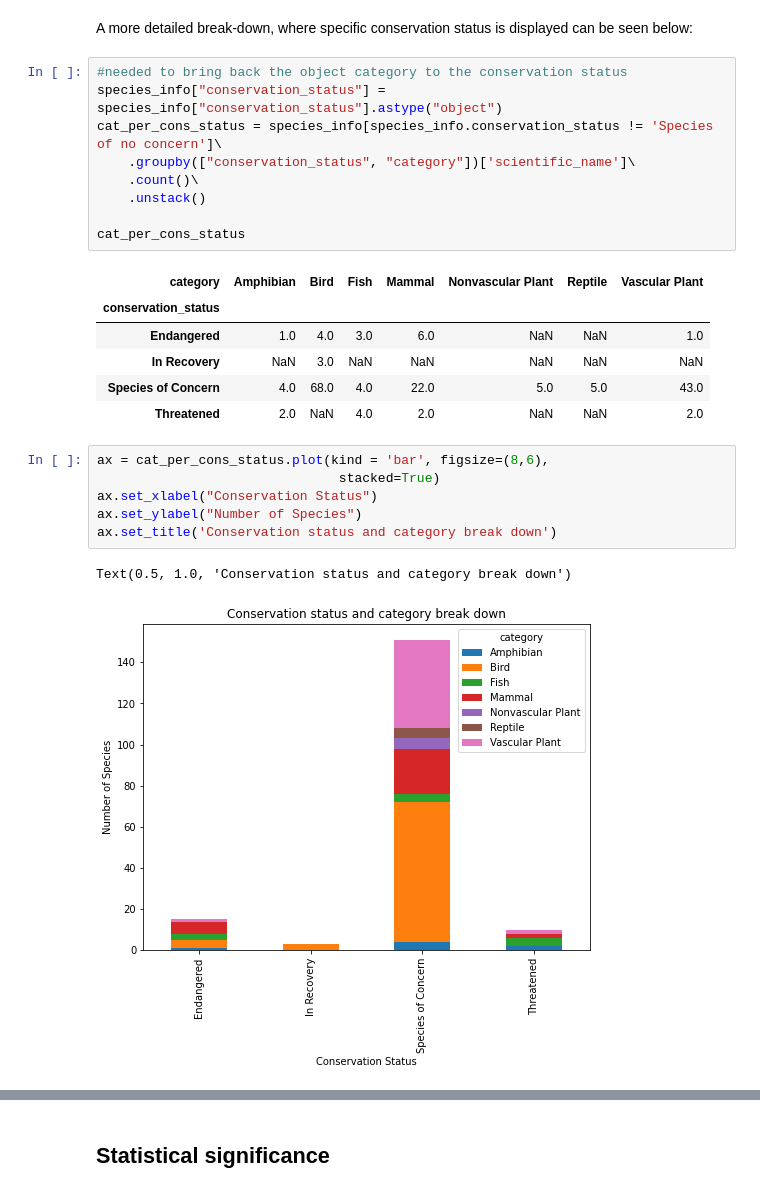
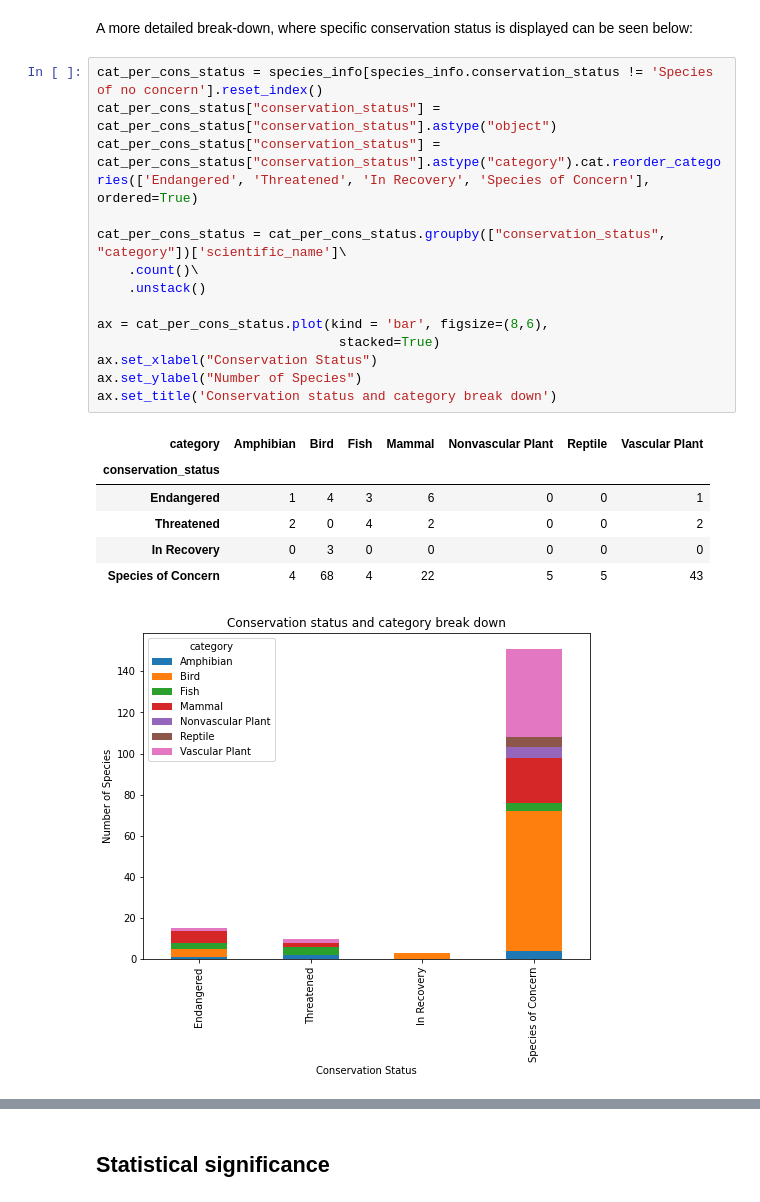
Before and after one commit to R0go/BioDiversity, a Jupyter notebook: biodiversity.ipynb, the cells around one changed output, grey strips where cells are left out. Cells and saved outputs as stored; diff of their text form.

```diff
--- a/biodiversity.ipynb
+++ b/biodiversity.ipynb
@@ -259,28 +255,25 @@ species_grouping
 | 6 | Vascular Plant | 4216 | 46 | 1.079305 |
 # %% [markdown]
 A more detailed break-down, where specific conservation status is displayed can be seen below:
-# %%
-#needed to bring back the object category to the conservation status
-species_info["conservation_status"] = species_info["conservation_status"].astype("object")
-cat_per_cons_status = species_info[species_info.conservation_status != 'Species of no concern']\
-    .groupby(["conservation_status", "category"])['scientific_name']\
-    .count()\
-    .unstack()
-
-cat_per_cons_status
-# %% [output]
-| category | Amphibian | Bird | Fish | Mammal | Nonvascular Plant | Reptile | Vascular Plant |
-| conservation_status |  |  |  |  |  |  |  |
-| Endangered | 1.0 | 4.0 | 3.0 | 6.0 | NaN | NaN | 1.0 |
-| In Recovery | NaN | 3.0 | NaN | NaN | NaN | NaN | NaN |
-| Species of Concern | 4.0 | 68.0 | 4.0 | 22.0 | 5.0 | 5.0 | 43.0 |
-| Threatened | 2.0 | NaN | 4.0 | 2.0 | NaN | NaN | 2.0 |
 # %%
+cat_per_cons_status = species_info[species_info.conservation_status != 'Species of no concern'].reset_index()
+cat_per_cons_status["conservation_status"] = cat_per_cons_status["conservation_status"].astype("object")
+cat_per_cons_status["conservation_status"] = cat_per_cons_status["conservation_status"].astype("category").cat.reorder_categories(['Endangered', 'Threatened', 'In Recovery', 'Species of Concern'], ordered=True)
+
+cat_per_cons_status = cat_per_cons_status.groupby(["conservation_status", "category"])['scientific_name']\
+    .count()\
+    .unstack()
+
 ax = cat_per_cons_status.plot(kind = 'bar', figsize=(8,6),
                                stacked=True)
 ax.set_xlabel("Conservation Status")
 ax.set_ylabel("Number of Species")
 ax.set_title('Conservation status and category break down')
 # %% [output]
-Text(0.5, 1.0, 'Conservation status and category break down')
+| category | Amphibian | Bird | Fish | Mammal | Nonvascular Plant | Reptile | Vascular Plant |
+| conservation_status |  |  |  |  |  |  |  |
+| Endangered | 1 | 4 | 3 | 6 | 0 | 0 | 1 |
+| Threatened | 2 | 0 | 4 | 2 | 0 | 0 | 2 |
+| In Recovery | 0 | 3 | 0 | 0 | 0 | 0 | 0 |
+| Species of Concern | 4 | 68 | 4 | 22 | 5 | 5 | 43 |
-[figure, old version]
+[figure, new version]
```
Also changed, not shown: parts of 25 cells of this notebook.
